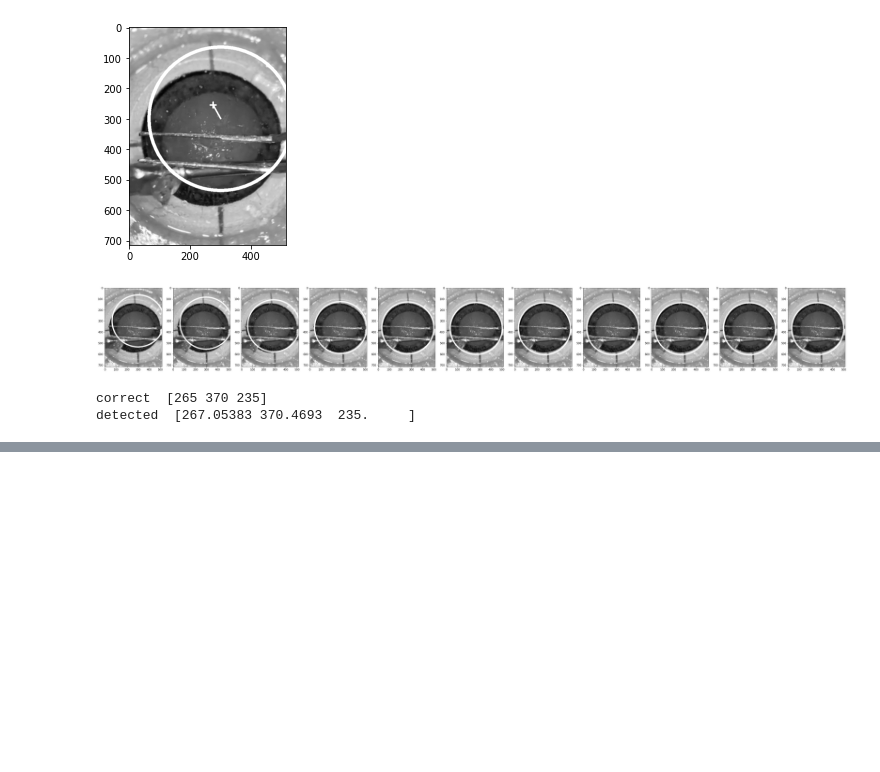
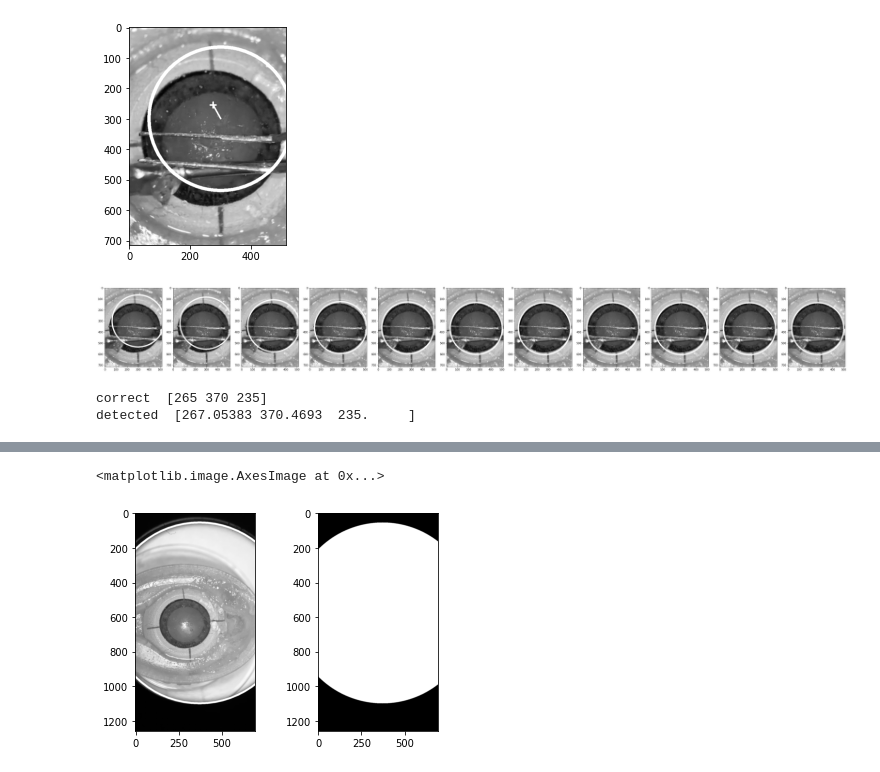
Before and after one commit to Custom-Surgical-GmbH/Cataract-Surgery-Training-Explorations, a Jupyter notebook: opencv_explorations/KFC tracker test.ipynb, the cells around one changed output, grey strips where cells are left out. Saved outputs shown, nothing was run; the diff lists cells and outputs as text; code cells hidden in the pictures; blank space fills up the shorter version.

```diff
--- a/opencv_explorations/KFC tracker test.ipynb
+++ b/opencv_explorations/KFC tracker test.ipynb
@@ -192,0 +198,14 @@ detected  [267.05383 370.4693  235.     ]
+# %%
+circle = detect_limbus(im_view, validation='inout', validation_mode='min')
+im_view_c = im_view.copy()
+mask = np.zeros(im_view_c.shape, dtype=np.byte)
+
+cv2.circle(im_view_c, (round(circle[0]), round(circle[1])), round(circle[2]), 255, 10)
+cv2.circle(mask, (round(circle[0]), round(circle[1])), round(circle[2]), 1, cv2.FILLED)
+
+_, axs = plt.subplots(1, 2)
+axs[0].imshow(im_view_c, cmap='gray')
+axs[1].imshow(mask, cmap='gray')
+# %% [output]
+<matplotlib.image.AxesImage at 0x...>
+[figure, added]
```
Also changed, not shown: parts of 11 cells of this notebook, 4 other files.
